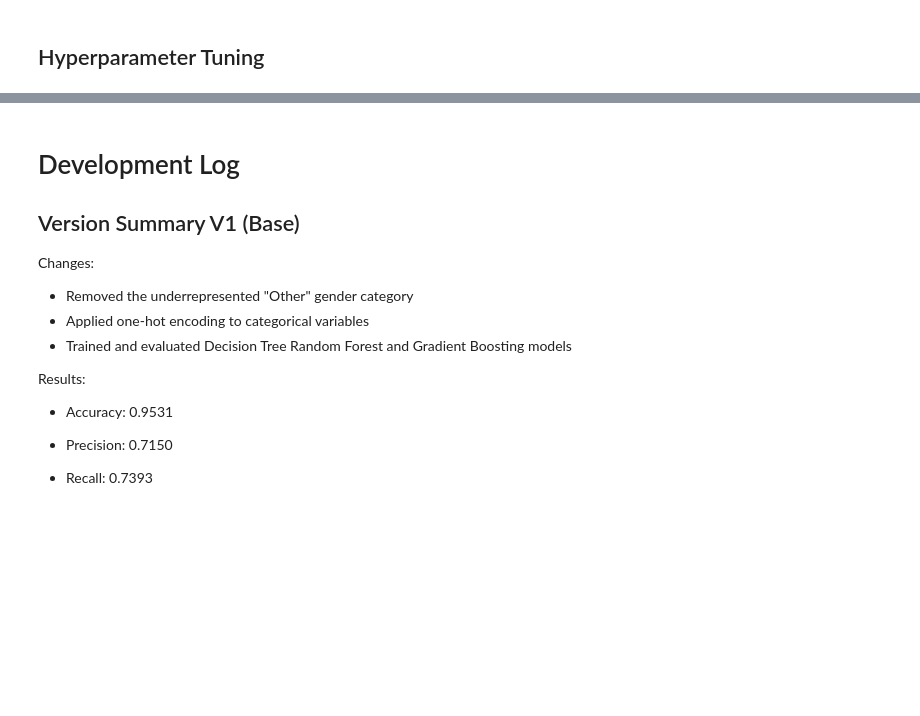
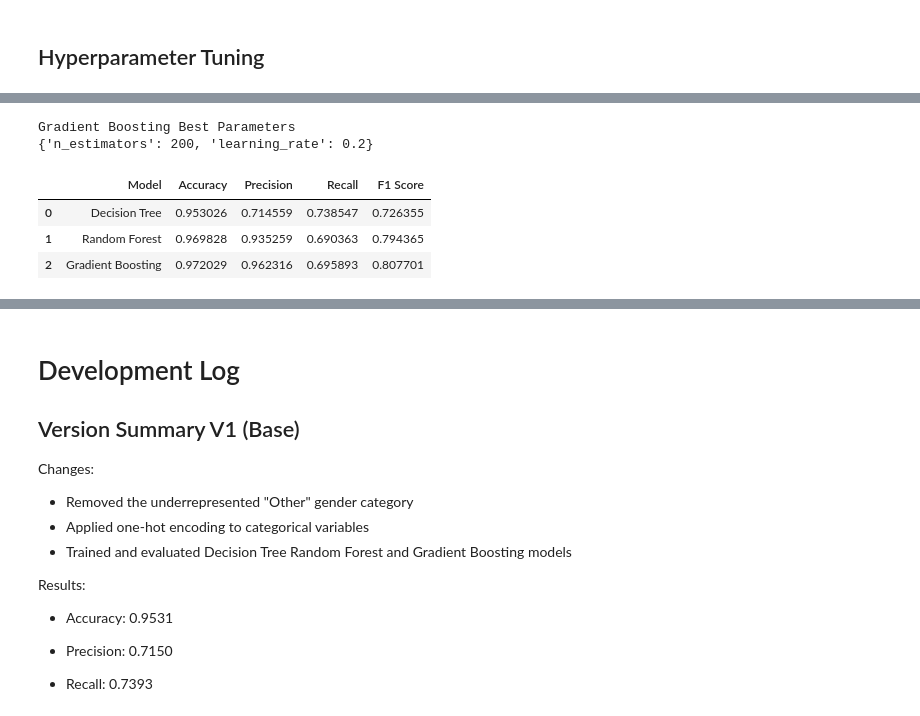
Before and after one commit to Skye171717/MLDP-Diatetes-Prediction-Project, a Jupyter notebook: MLDP Diabetes Program Codes.ipynb, the cells around one changed output, grey strips where cells are left out. Saved outputs shown, nothing was run; the diff lists cells and outputs as text; code cells hidden in the pictures; blank space fills up the shorter version.

```diff
--- a/MLDP Diabetes Program Codes.ipynb
+++ b/MLDP Diabetes Program Codes.ipynb
@@ -553,0 +729,58 @@ plt.show()
+# %%
+from sklearn.ensemble import GradientBoostingClassifier
+
+gbt = GradientBoostingClassifier(random_state=2026)
+
+param_dist_gbt = {
+    "n_estimators": [50, 100, 200],
+    "learning_rate": [0.01, 0.1, 0.2]
+}
+
+rs_gbt = RandomizedSearchCV(
+    estimator=gbt,
+    param_distributions=param_dist_gbt,
+    n_iter=9,
+    cv=5,
+    scoring="recall",
+    random_state=2026,
+    n_jobs=-1
+)
+
+rs_gbt.fit(X_train, y_train)
+
+best_gbt = rs_gbt.best_estimator_
+
+print("Gradient Boosting Best Parameters")
+print(rs_gbt.best_params_)
+
+y_pred_gbt_tuned = best_gbt.predict(X_test)
+# %% [output]
+Gradient Boosting Best Parameters
+{'n_estimators': 200, 'learning_rate': 0.2}
+# %%
+results = []
+
+models = [
+    ("Decision Tree", y_pred_dt_tuned),
+    ("Random Forest", y_pred_rf_tuned),
+    ("Gradient Boosting", y_pred_gbt_tuned)
+]
+
+for name, pred in models:
+
+    results.append({
+        "Model": name,
+        "Accuracy": accuracy_score(y_test, pred),
+        "Precision": precision_score(y_test, pred),
+        "Recall": recall_score(y_test, pred),
+        "F1 Score": f1_score(y_test, pred)
+    })
+
+results_df = pd.DataFrame(results)
+
+results_df
+# %% [output]
+|  | Model | Accuracy | Precision | Recall | F1 Score |
+| 0 | Decision Tree | 0.953026 | 0.714559 | 0.738547 | 0.726355 |
+| 1 | Random Forest | 0.969828 | 0.935259 | 0.690363 | 0.794365 |
+| 2 | Gradient Boosting | 0.972029 | 0.962316 | 0.695893 | 0.807701 |
```
Also changed, not shown: parts of 23 cells of this notebook.
